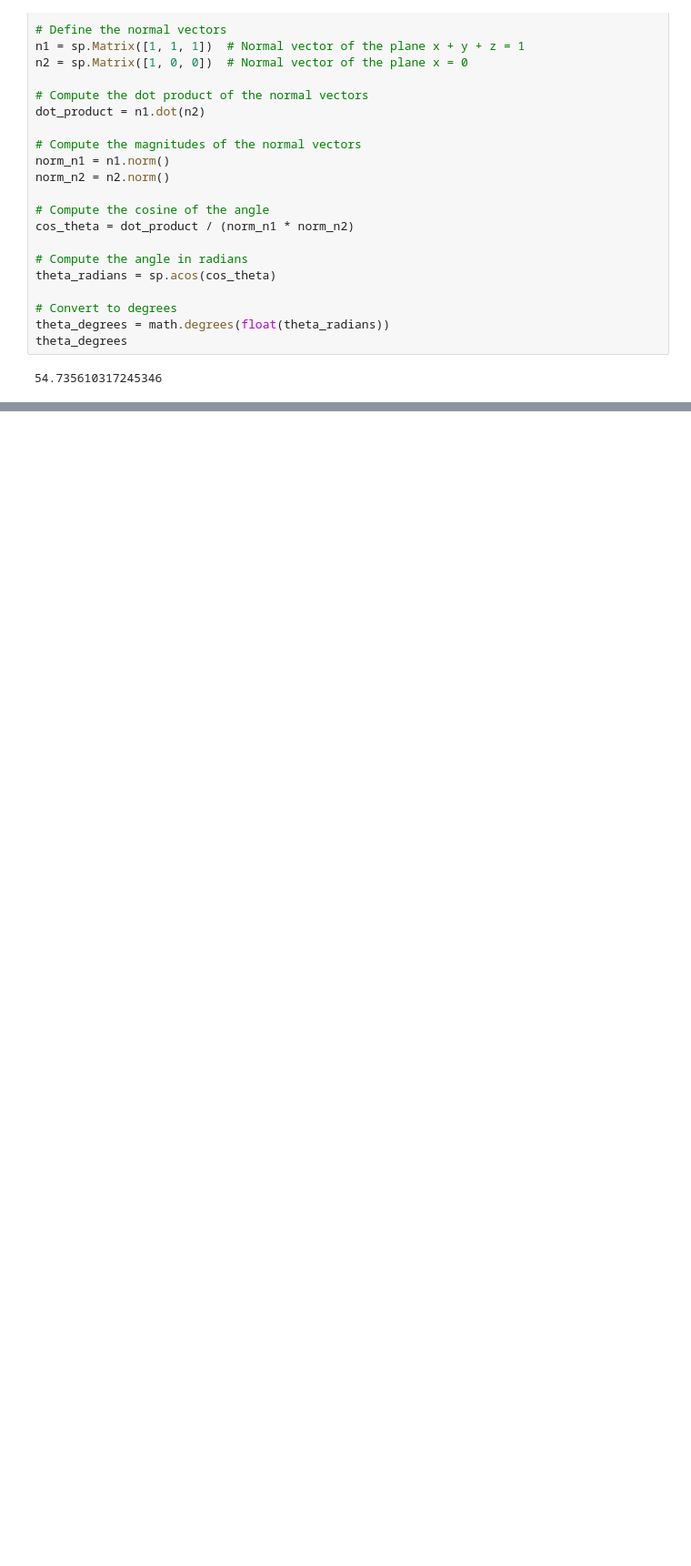
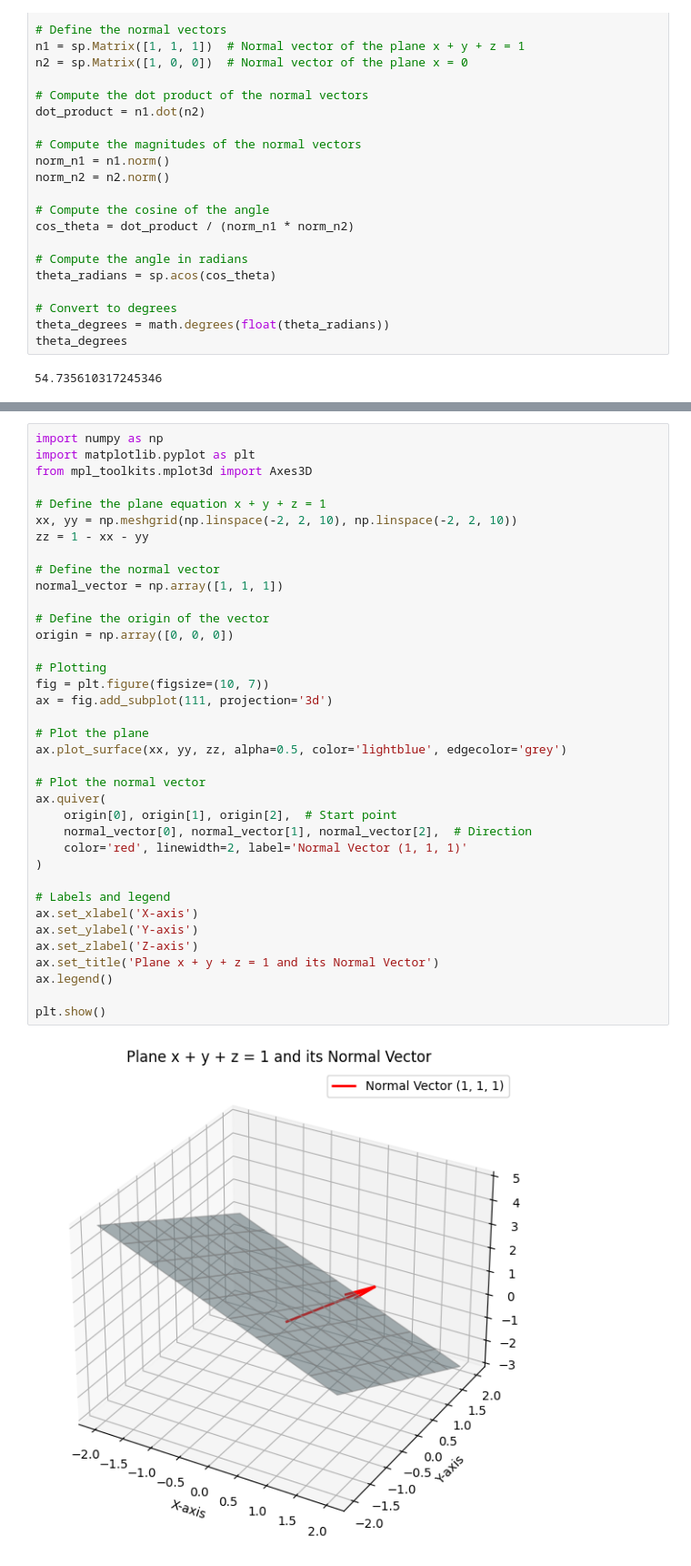
Before and after one commit to Kaan79/Math-2024-25-Winter, a Jupyter notebook: Notebooks_EN/02_Analytic_Geometry/07_Planes_in_Space/Plances_in_Space.ipynb, the cells around one changed output, grey strips where cells are left out. Shown: that part at 91% size. Cells and saved outputs as stored; diff of their text form; blank space fills up the shorter version.

```diff
--- a/Notebooks_EN/02_Analytic_Geometry/07_Planes_in_Space/Plances_in_Space.ipynb
+++ b/Notebooks_EN/02_Analytic_Geometry/07_Planes_in_Space/Plances_in_Space.ipynb
@@ -407,0 +398,39 @@ print(simplified_eq)
+# %%
+import numpy as np
+import matplotlib.pyplot as plt
+from mpl_toolkits.mplot3d import Axes3D
+
+# Define the plane equation x + y + z = 1
+xx, yy = np.meshgrid(np.linspace(-2, 2, 10), np.linspace(-2, 2, 10))
+zz = 1 - xx - yy
+
+# Define the normal vector
+normal_vector = np.array([1, 1, 1])
+
+# Define the origin of the vector
+origin = np.array([0, 0, 0])
+
+# Plotting
+fig = plt.figure(figsize=(10, 7))
+ax = fig.add_subplot(111, projection='3d')
+
+# Plot the plane
+ax.plot_surface(xx, yy, zz, alpha=0.5, color='lightblue', edgecolor='grey')
+
+# Plot the normal vector
+ax.quiver(
+    origin[0], origin[1], origin[2],  # Start point
+    normal_vector[0], normal_vector[1], normal_vector[2],  # Direction
+    color='red', linewidth=2, label='Normal Vector (1, 1, 1)'
+)
+
+# Labels and legend
+ax.set_xlabel('X-axis')
+ax.set_ylabel('Y-axis')
+ax.set_zlabel('Z-axis')
+ax.set_title('Plane x + y + z = 1 and its Normal Vector')
+ax.legend()
+
+plt.show()
+# %% [output]
+[figure, added]
```
Also changed, not shown: parts of 12 cells of this notebook.
